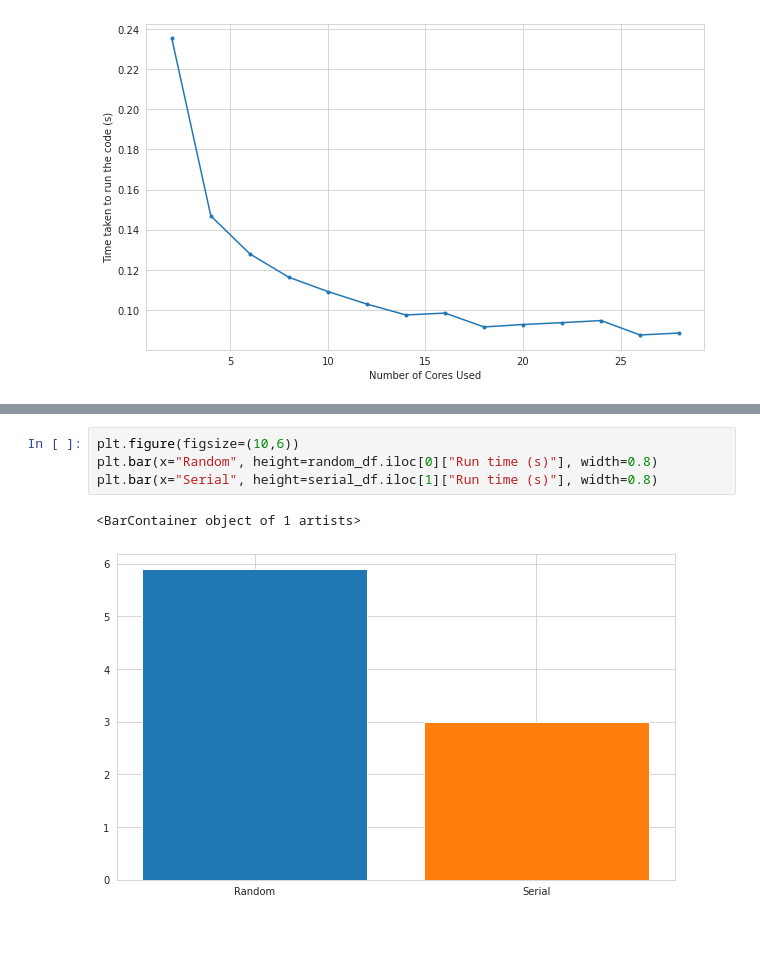
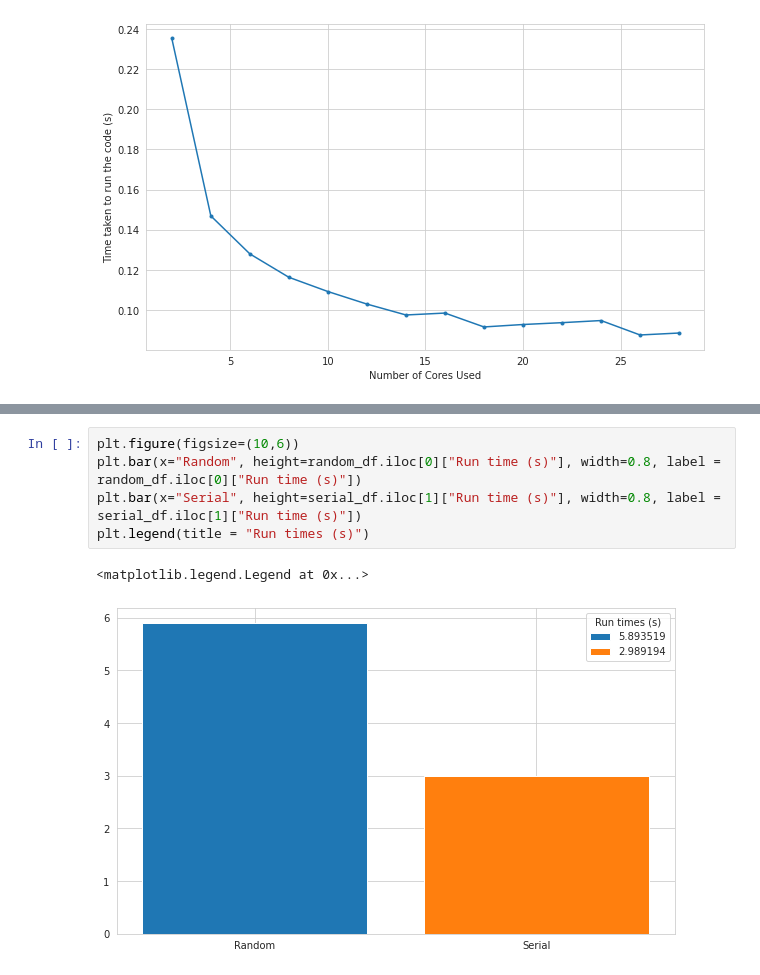
Before and after one commit to RedHorizonss/LiqCrystProj, a Jupyter notebook: Plotting_code.ipynb, the cells around one changed output, grey strips where cells are left out. Cells and saved outputs as stored; diff of their text form; blank space fills up the shorter version.

```diff
--- a/Plotting_code.ipynb
+++ b/Plotting_code.ipynb
@@ -135,7 +154,8 @@ plt.legend()
 # %%
 plt.figure(figsize=(10,6))
-plt.bar(x="Random", height=random_df.iloc[0]["Run time (s)"], width=0.8)
-plt.bar(x="Serial", height=serial_df.iloc[1]["Run time (s)"], width=0.8)
+plt.bar(x="Random", height=random_df.iloc[0]["Run time (s)"], width=0.8, label = random_df.iloc[0]["Run time (s)"])
+plt.bar(x="Serial", height=serial_df.iloc[1]["Run time (s)"], width=0.8, label = serial_df.iloc[1]["Run time (s)"])
+plt.legend(title = "Run times (s)")
 # %% [output]
-<BarContainer object of 1 artists>
+<matplotlib.legend.Legend at 0x...>
-[figure, old version]
+[figure, new version]
```
Also changed, not shown: parts of 8 cells of this notebook.
